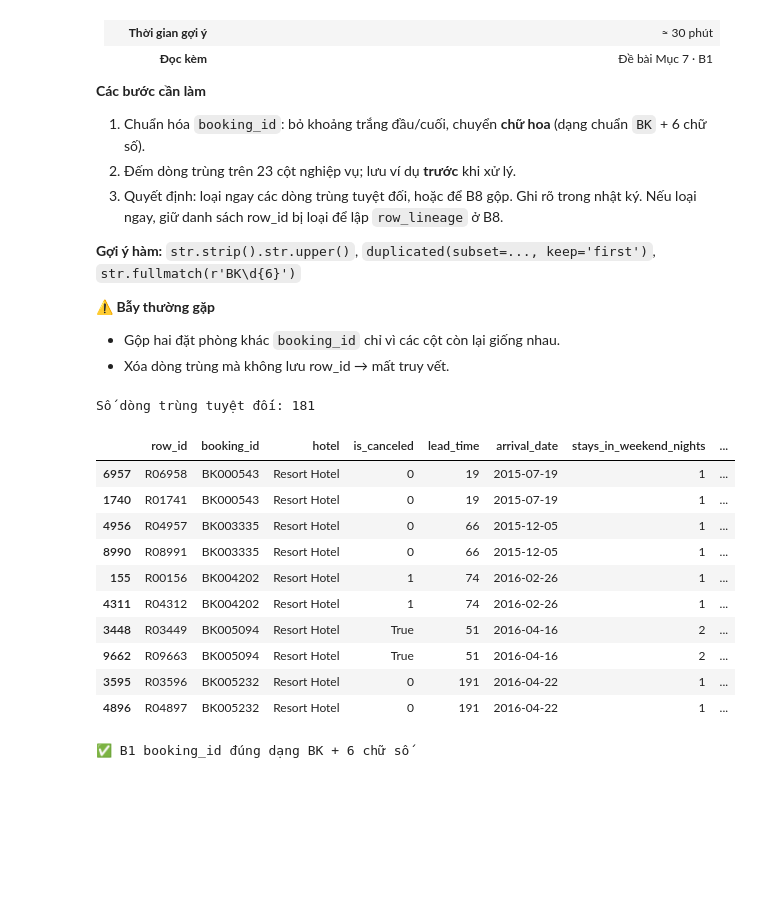
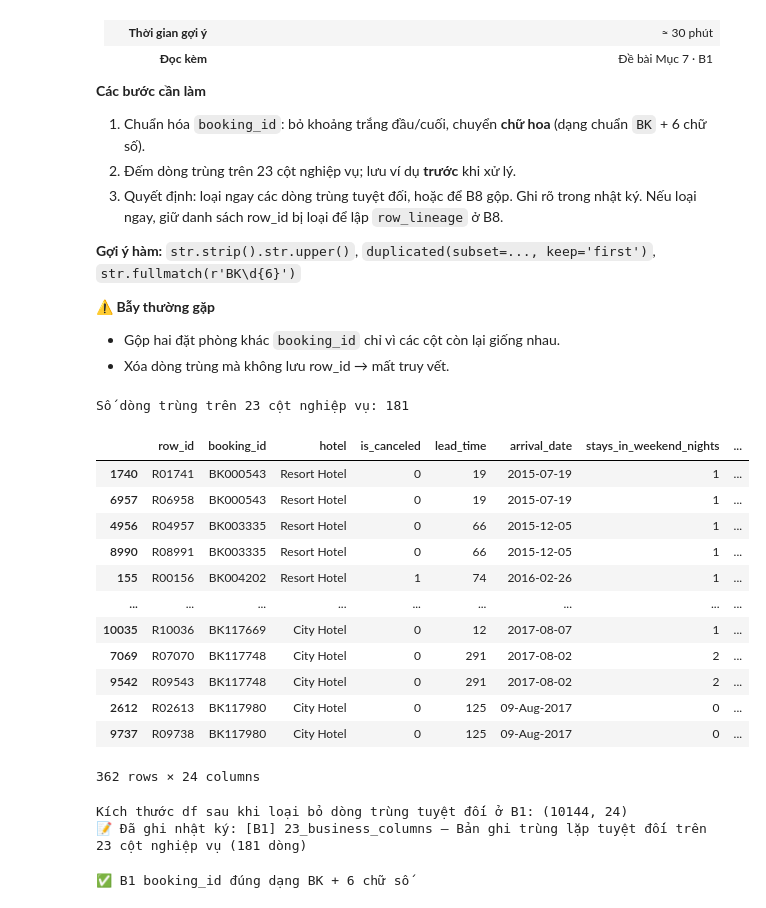
Before and after one commit to hanhathuy/hotel-booking-analysis, a Jupyter notebook: hotel_student_starter.ipynb, the cells around one changed output. Cells and saved outputs as stored; diff of their text form; code cells hidden in the pictures; blank space fills up the shorter version.

```diff
--- a/hotel_student_starter.ipynb
+++ b/hotel_student_starter.ipynb
@@ -822,31 +822,60 @@ df: (10325, 24)
 
 - Gộp hai đặt phòng khác `booking_id` chỉ vì các cột còn lại giống nhau.
 - Xóa dòng trùng mà không lưu row_id → mất truy vết.
-# %%
-# TODO B1
-
-# Clean booking_id
-df['booking_id']= df['booking_id'].str.strip().str.upper()
-
-business_cols = [col for col in df.columns if col != 'row_id']
-number_of_duplicates = df.duplicated(subset=business_cols).sum()
-print(f"Số dòng trùng tuyệt đối: {number_of_duplicates}")
-
-duplicate_samples = df[df.duplicated(subset=business_cols, keep=False)].sort_values(by='booking_id').head(10)
-duplicate_samples
-# %% [output]
-Số dòng trùng tuyệt đối: 181
-|  | row_id | booking_id | hotel | is_canceled | lead_time | arrival_date | stays_in_weekend_nights | ... |
-| 6957 | R06958 | BK000543 | Resort Hotel | 0 | 19 | 2015-07-19 | 1 | ... |
-| 1740 | R01741 | BK000543 | Resort Hotel | 0 | 19 | 2015-07-19 | 1 | ... |
-| 4956 | R04957 | BK003335 | Resort Hotel | 0 | 66 | 2015-12-05 | 1 | ... |
-| 8990 | R08991 | BK003335 | Resort Hotel | 0 | 66 | 2015-12-05 | 1 | ... |
-| 155 | R00156 | BK004202 | Resort Hotel | 1 | 74 | 2016-02-26 | 1 | ... |
-| 4311 | R04312 | BK004202 | Resort Hotel | 1 | 74 | 2016-02-26 | 1 | ... |
-| 3448 | R03449 | BK005094 | Resort Hotel | True | 51 | 2016-04-16 | 2 | ... |
-| 9662 | R09663 | BK005094 | Resort Hotel | True | 51 | 2016-04-16 | 2 | ... |
-| 3595 | R03596 | BK005232 | Resort Hotel | 0 | 191 | 2016-04-22 | 1 | ... |
-| 4896 | R04897 | BK005232 | Resort Hotel | 0 | 191 | 2016-04-22 | 1 | ... |
+# %%
+# Clean booking_id
+df['booking_id'] = df['booking_id'].str.strip().str.upper()
+business_cols = [col for col in df.columns  if col!= 'row_id']
+
+# Xác định dòng trùng SAU khi chuẩn hóa
+dup_mask = df.duplicated(subset=business_cols, keep='first')
+number_of_duplicates = dup_mask.sum()
+print(f"Số dòng trùng trên 23 cột nghiệp vụ: {number_of_duplicates}")
+
+# Lưu ví dụ mẫu dòng trùng (lấy tất cả các bản ghi có tham gia trùng lặp)
+duplicate_samples = df[df.duplicated(subset=business_cols, keep=False)].sort_values(by=business_cols)
+display(duplicate_samples)
+
+# Lấy mẫu row_ids và danh sách ID bị xoá
+dup_biz_examples = example_ids(df, dup_mask, k=5)
+dropped_row_ids_b1 = df.loc[dup_mask, 'row_id'].tolist()
+
+
+# Loại bỏ 180 dòng trùng khỏi df
+df = df[~dup_mask].copy()
+print(f"Kích thước df sau khi loại bỏ dòng trùng tuyệt đối ở B1: {df.shape}")
+
+# Ghi nhật ký làm sạch (log_step)
+log_step(
+    step='B1',
+    field='23_business_columns',
+    issue='Bản ghi trùng lặp tuyệt đối trên 23 cột nghiệp vụ',
+    detection_rule='df.duplicated(subset=business_cols, keep="first")',
+    action='Loại bỏ các dòng trùng lặp tuyệt đối, giữ lại dòng xuất hiện đầu tiên',
+    affected_rows=number_of_duplicates,
+    changed_cells=0,
+    removed_rows=number_of_duplicates,
+    example_row_ids=dup_biz_examples,
+    reason='Loại bỏ dữ liệu rác/trùng lặp để đảm bảo tính duy nhất của bản ghi',
+    check_after=f"Kích thước df sau khi xử lý: {df.shape}"
+)
+# %% [output]
+Số dòng trùng trên 23 cột nghiệp vụ: 181
+|  | row_id | booking_id | hotel | is_canceled | lead_time | arrival_date | stays_in_weekend_nights | ... |
+| 1740 | R01741 | BK000543 | Resort Hotel | 0 | 19 | 2015-07-19 | 1 | ... |
+| 6957 | R06958 | BK000543 | Resort Hotel | 0 | 19 | 2015-07-19 | 1 | ... |
+| 4956 | R04957 | BK003335 | Resort Hotel | 0 | 66 | 2015-12-05 | 1 | ... |
+| 8990 | R08991 | BK003335 | Resort Hotel | 0 | 66 | 2015-12-05 | 1 | ... |
+| 155 | R00156 | BK004202 | Resort Hotel | 1 | 74 | 2016-02-26 | 1 | ... |
+| ... | ... | ... | ... | ... | ... | ... | ... | ... |
+| 10035 | R10036 | BK117669 | City Hotel | 0 | 12 | 2017-08-07 | 1 | ... |
+| 7069 | R07070 | BK117748 | City Hotel | 0 | 291 | 2017-08-02 | 2 | ... |
+| 9542 | R09543 | BK117748 | City Hotel | 0 | 291 | 2017-08-02 | 2 | ... |
+| 2612 | R02613 | BK117980 | City Hotel | 0 | 125 | 09-Aug-2017 | 0 | ... |
+| 9737 | R09738 | BK117980 | City Hotel | 0 | 125 | 09-Aug-2017 | 0 | ... |
+362 rows × 24 columns
+Kích thước df sau khi loại bỏ dòng trùng tuyệt đối ở B1: (10144, 24)
+📝 Đã ghi nhật ký: [B1] 23_business_columns — Bản ghi trùng lặp tuyệt đối trên 23 cột nghiệp vụ (181 dòng)
 # %%
 check('B1 booking_id đúng dạng BK + 6 chữ số', lambda: df['booking_id'].str.fullmatch(r'BK\d{6}').all())
 # %% [output]
```
Also changed, not shown: parts of 22 cells of this notebook.
